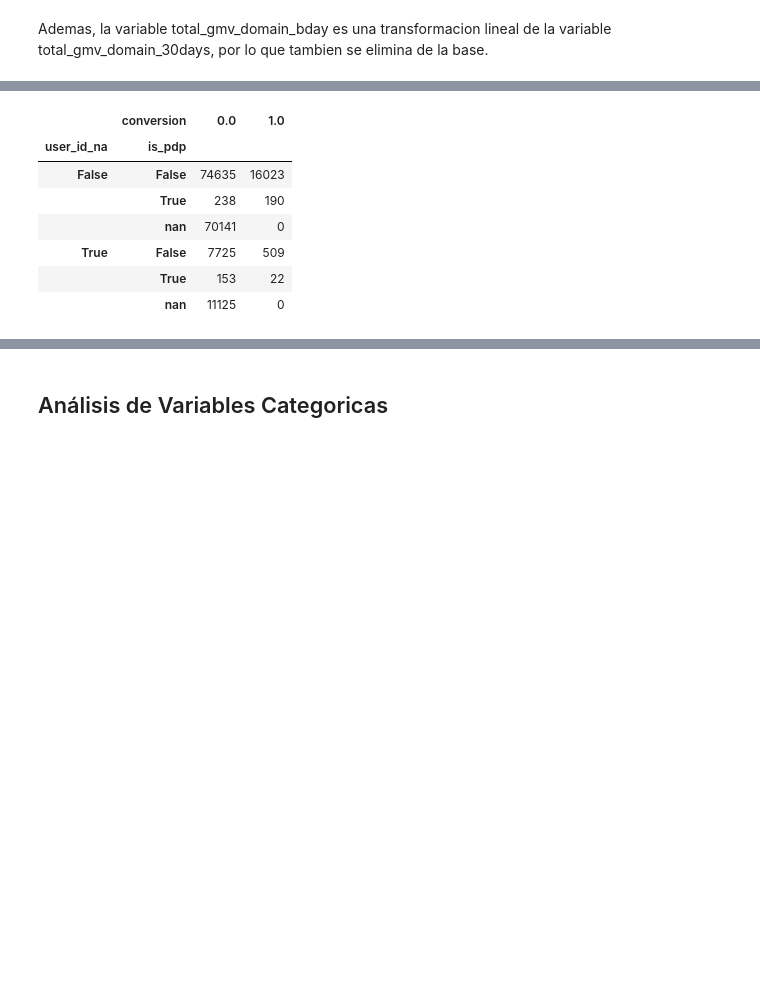
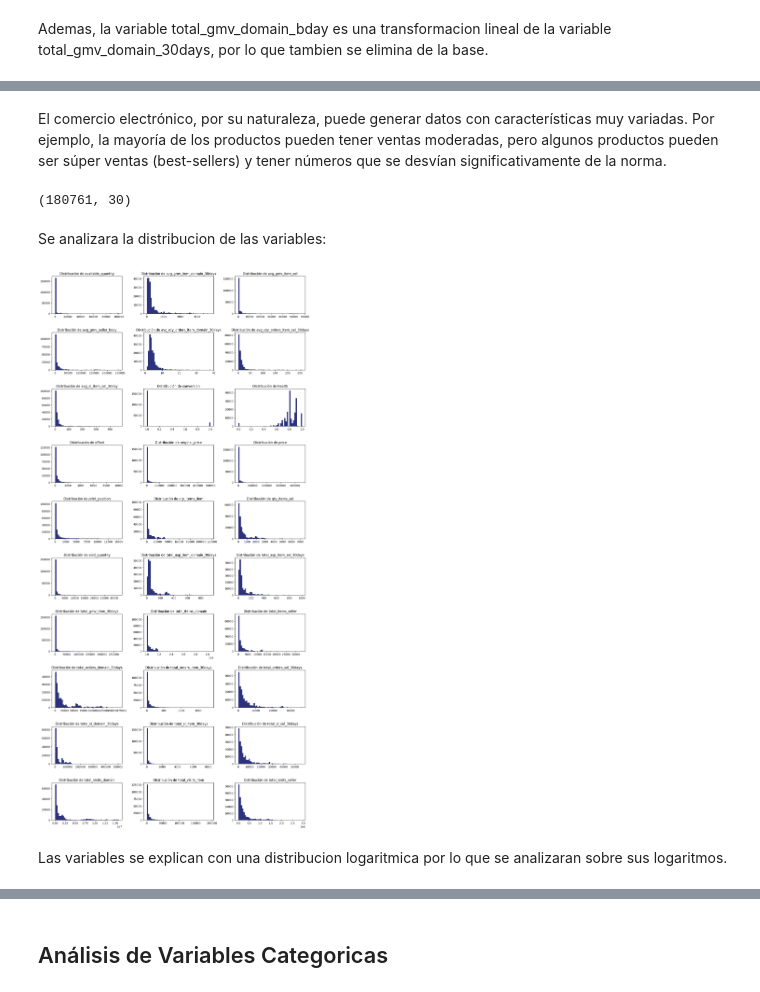
Before and after one commit to abrilnoguera/MLConversionPrediction, a Jupyter notebook: analisis.ipynb, the cells around one changed output, grey strips where cells are left out. Drawn from its saved outputs; the diff is of its cells as text; code cells hidden in the pictures; blank space fills up the shorter version.

```diff
--- a/analisis.ipynb
+++ b/analisis.ipynb
@@ -162,3 +255,3 @@ Por otro lado, las variables *product_id* y *user_id* no las tendremos en cuenta
 # %%
-df = df.drop(["product_id", "accepts_mercadopago", "boosted"], axis=1)
+df = df.drop(["accepts_mercadopago", "boosted"], axis=1)
 # %% [markdown]
@@ -180 +263,3 @@ Un valor alto de Chi-cuadrado indica una discrepancia significativa entre las va
+# %%
+df["price_domain_ratio"] = (df["total_asp_item_domain_30days"] - df["total_asp_item_sel_30days"]) / df["total_asp_item_domain_30days"]
 # %% [markdown]
@@ -229,8 +266,0 @@ Las variables sobre las que se hara este proceso son:
-# %%
-# Valores Medios
-columnas = ['avg_gmv_item_domain_30days', 'avg_gmv_item_sel','avg_gmv_seller_bday', 'avg_qty_orders_item_domain_30days', 'avg_qty_orders_item_sel_30days',
-            'avg_si_item_sel_30day', 'qty_items_dom', 'qty_items_sel', 'total_asp_item_domain_30days', 'total_asp_item_sel_30days',
-            'total_gmv_item_30days', 'total_orders_domain_30days', 'total_orders_item_30days', 'total_orders_sel_30days',
-            'total_si_domain_30days', 'total_si_item_30days', 'total_si_sel_30days']
-for columna in columnas:
-    df[columna] = df[columna].fillna(df[df["ROW_ID"].isna()][columna].median())
@@ -239,3 +266,0 @@ La variable is_pdp tiene nulos, pero se los imputa con un nuevo valor ya que su
-# %%
-df['is_pdp'] = df['is_pdp'].astype(str)
-df['is_pdp'].fillna('nan', inplace=True)
@@ -254,11 +266,0 @@ df['user_id_na'] = df['user_id'].isna()
-# %%
-pd.crosstab([df['user_id_na'], df['is_pdp']],df['conversion'])
-# %% [output]
-|  | conversion | 0.0 | 1.0 |
-| user_id_na | is_pdp |  |  |
-| False | False | 74635 | 16023 |
-|  | True | 238 | 190 |
-|  | nan | 70141 | 0 |
-| True | False | 7725 | 509 |
-|  | True | 153 | 22 |
-|  | nan | 11125 | 0 |
@@ -266,0 +267,28 @@ df = df.drop(["user_id"], axis=1)
+# %% [markdown]
+El comercio electrónico, por su naturaleza, puede generar datos con características muy variadas. Por ejemplo, la mayoría de los productos pueden tener ventas moderadas, pero algunos productos pueden ser súper ventas (best-sellers) y tener números que se desvían significativamente de la norma.
+# %%
+df_num.shape
+# %% [output]
+(180761, 30)
+# %% [markdown]
+Se analizara la distribucion de las variables:
+# %%
+# Dimensiones del grid
+n_rows = 10
+n_cols = 3
+
+fig, axes = plt.subplots(n_rows, n_cols, figsize=(15, 30))
+fig.tight_layout(pad=5.0)
+
+for idx, col in enumerate(df_num):
+    row = idx // n_cols
+    col_idx = idx % n_cols
+
+    axes[row, col_idx].hist(df[col], bins=50, color = '#2c327b')
+    axes[row, col_idx].set_title(f'Distribución de {col}')
+
+plt.show()
+# %% [output]
+[figure, added]
+# %% [markdown]
+Las variables se explican con una distribucion logaritmica por lo que se analizaran sobre sus logaritmos.
```
Also changed, not shown: parts of 219 cells of this notebook, 9 other files.
